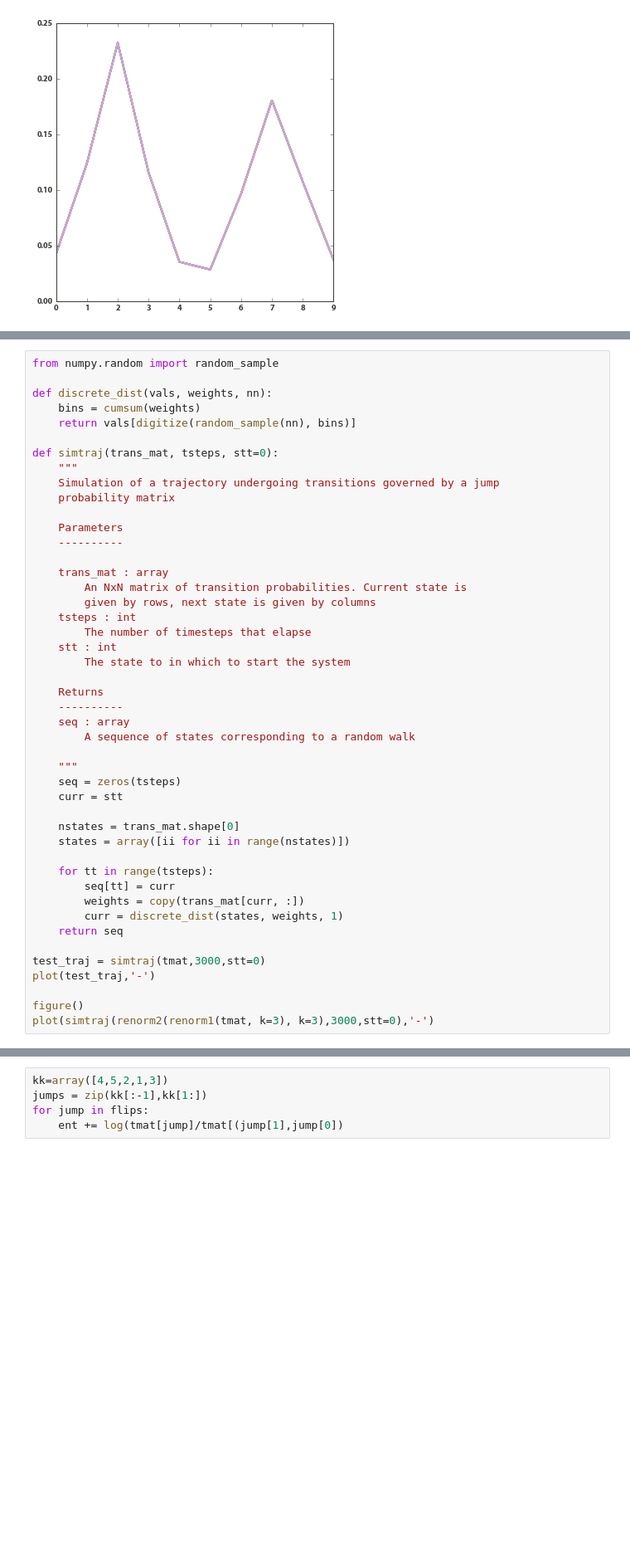
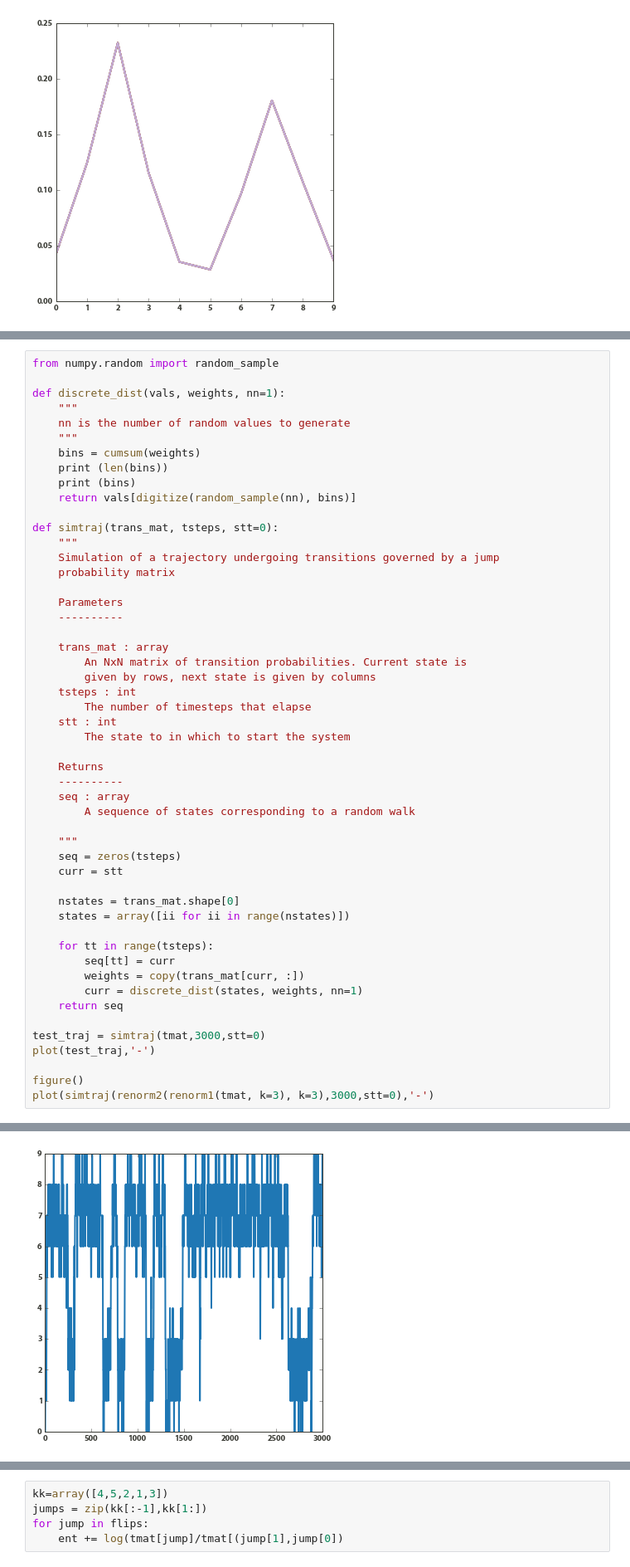
Before and after one commit to williamgilpin/netsim, a Jupyter notebook: simple_models.ipynb, the cells around one changed output, grey strips where cells are left out. Shown at 83% size. Drawn from its saved outputs; the diff is of its cells as text; blank space fills up the shorter version.

```diff
--- a/simple_models.ipynb
+++ b/simple_models.ipynb
@@ -285,8 +279,13 @@ for tt in range(10):
 # %%
 from numpy.random import random_sample
 
-def discrete_dist(vals, weights, nn):
+def discrete_dist(vals, weights, nn=1):
+    """
+    nn is the number of random values to generate
+    """
     bins = cumsum(weights)
+    print (len(bins))
+    print (bins)
     return vals[digitize(random_sample(nn), bins)]
 
 def simtraj(trans_mat, tsteps, stt=0):
@@ -320,7 +319,7 @@ def simtraj(trans_mat, tsteps, stt=0):
     for tt in range(tsteps):
         seq[tt] = curr
         weights = copy(trans_mat[curr, :])
-        curr = discrete_dist(states, weights, 1)
+        curr = discrete_dist(states, weights, nn=1)
     return seq
 
 test_traj = simtraj(tmat,3000,stt=0)
@@ -332,0 +349 @@ NameError: name 'tmat' is not defined
+[figure, added]
```
Also changed, not shown: parts of 15 cells of this notebook, 1 other file.
